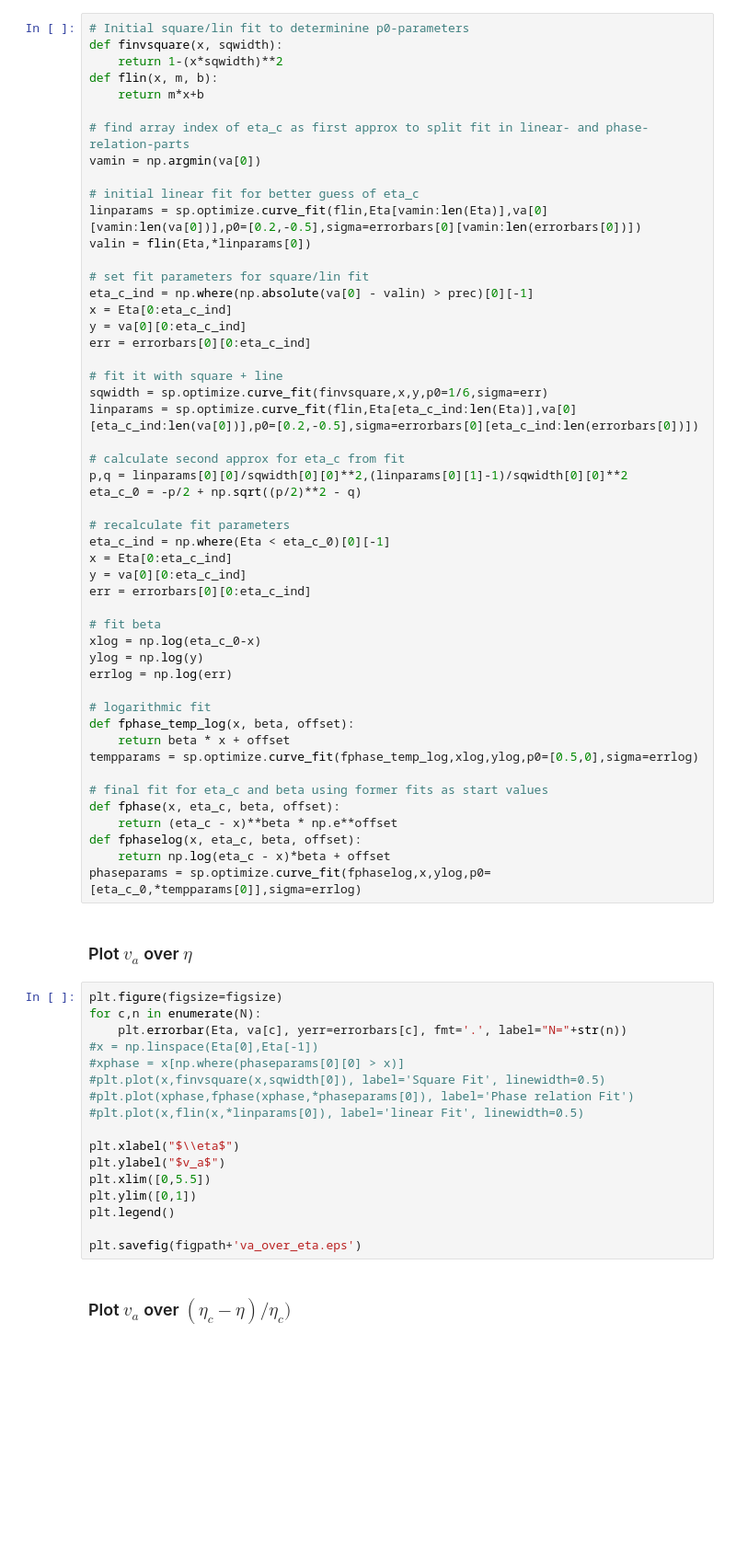
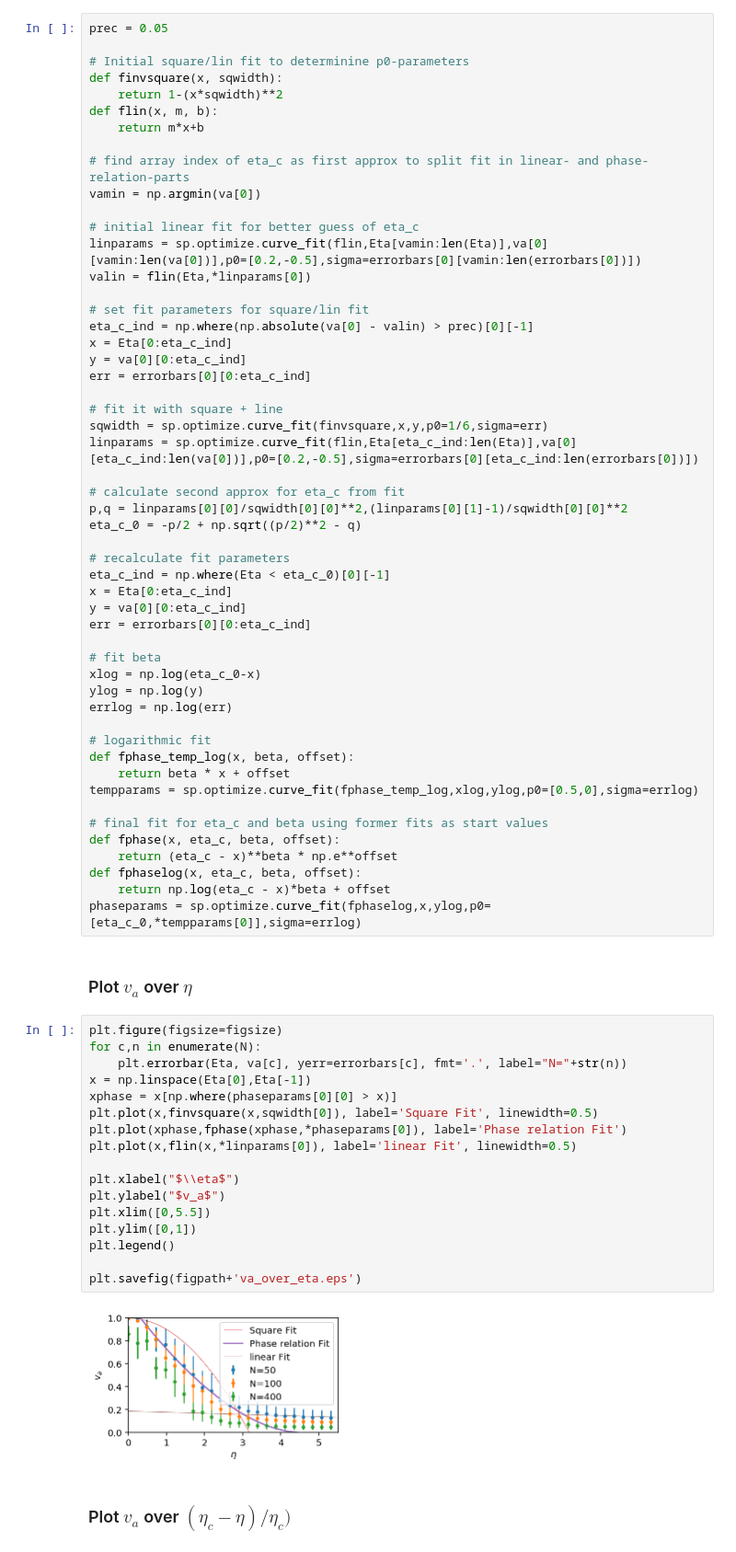
Before and after one commit to mismosmi/idea2birds, a Jupyter notebook: src/evaluate.ipynb, the cells around one changed output. Shown at 92% size. Drawn from its saved outputs; the diff is of its cells as text; blank space fills up the shorter version.

Commit message:
fixed missing prec parameter

```diff
--- a/src/evaluate.ipynb
+++ b/src/evaluate.ipynb
@@ -88,6 +90,8 @@ print('Has been run.')
 # %% [markdown]
 ### Fit $\eta_c$
 # %%
+prec = 0.05
+
 # Initial square/lin fit to determinine p0-parameters
 def finvsquare(x, sqwidth):
     return 1-(x*sqwidth)**2
@@ -142,20 +146,22 @@ phaseparams = sp.optimize.curve_fit(fphaselog,x,ylog,p0=[eta_c_0,*tempparams[0]]
 # %%
 plt.figure(figsize=figsize)
 for c,n in enumerate(N):
     plt.errorbar(Eta, va[c], yerr=errorbars[c], fmt='.', label="N="+str(n))
-#x = np.linspace(Eta[0],Eta[-1])
-#xphase = x[np.where(phaseparams[0][0] > x)]
-#plt.plot(x,finvsquare(x,sqwidth[0]), label='Square Fit', linewidth=0.5)
-#plt.plot(xphase,fphase(xphase,*phaseparams[0]), label='Phase relation Fit')
-#plt.plot(x,flin(x,*linparams[0]), label='linear Fit', linewidth=0.5)
+x = np.linspace(Eta[0],Eta[-1])
+xphase = x[np.where(phaseparams[0][0] > x)]
+plt.plot(x,finvsquare(x,sqwidth[0]), label='Square Fit', linewidth=0.5)
+plt.plot(xphase,fphase(xphase,*phaseparams[0]), label='Phase relation Fit')
+plt.plot(x,flin(x,*linparams[0]), label='linear Fit', linewidth=0.5)
 
 plt.xlabel("$\\eta$")
 plt.ylabel("$v_a$")
 plt.xlim([0,5.5])
 plt.ylim([0,1])
 plt.legend()
 
 plt.savefig(figpath+'va_over_eta.eps')
+# %% [output]
+[figure, added]
 # %% [markdown]
 ### Plot $v_a$ over $(\eta_c - \eta)/\eta_c)$
 # %%
```
Also changed, not shown: parts of 1 cell of this notebook.
